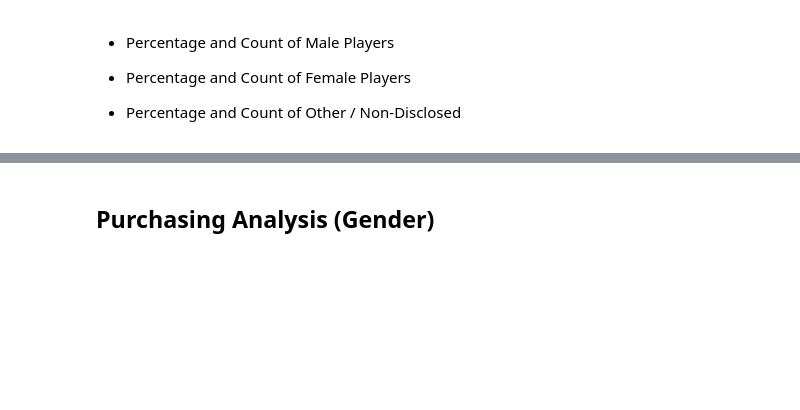
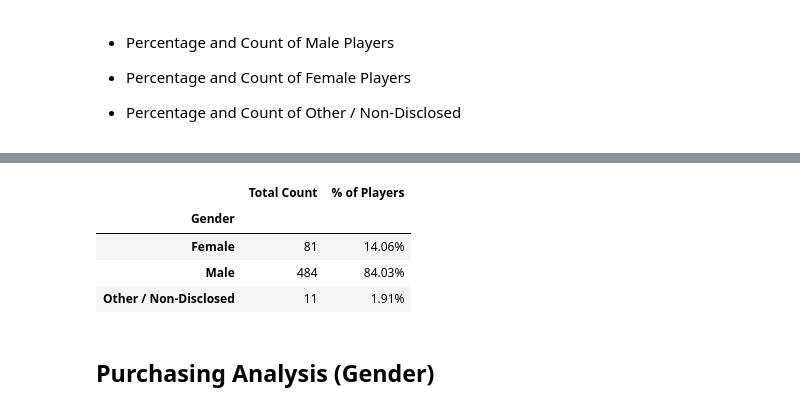
Before and after one commit to eanord4/pandas-challenge, a Jupyter notebook: HeroesOfPymoli/HeroesOfPymoli_EAN.ipynb, the cells around one changed output, grey strips where cells are left out. Cells and saved outputs as stored; diff of their text form; code cells hidden in the pictures; blank space fills up the shorter version.

Commit message:
Complete HeroesOfPymoli through Gender Demographics and improve formatting function

```diff
--- a/HeroesOfPymoli/HeroesOfPymoli_EAN.ipynb
+++ b/HeroesOfPymoli/HeroesOfPymoli_EAN.ipynb
@@ -198,3 +212,24 @@ formatted(
+# %%
+counts = purchase_data.groupby('Gender')['SN'].nunique()
+
+formatted(
+
+    pd.DataFrame({
+        'total count': counts,
+        'pct of players': counts / counts.sum() * 100
+    })
+    [['total count', 'pct of players']],
+
+    num=['total count'],
+    percent=['pct of players']
+
+)
+# %% [output]
+|  | Total Count | % of Players |
+| Gender |  |  |
+| Female | 81 | 14.06% |
+| Male | 484 | 84.03% |
+| Other / Non-Disclosed | 11 | 1.91% |
 # %% [markdown]
 
 ## Purchasing Analysis (Gender)
```
Also changed, not shown: parts of 3 cells of this notebook.
